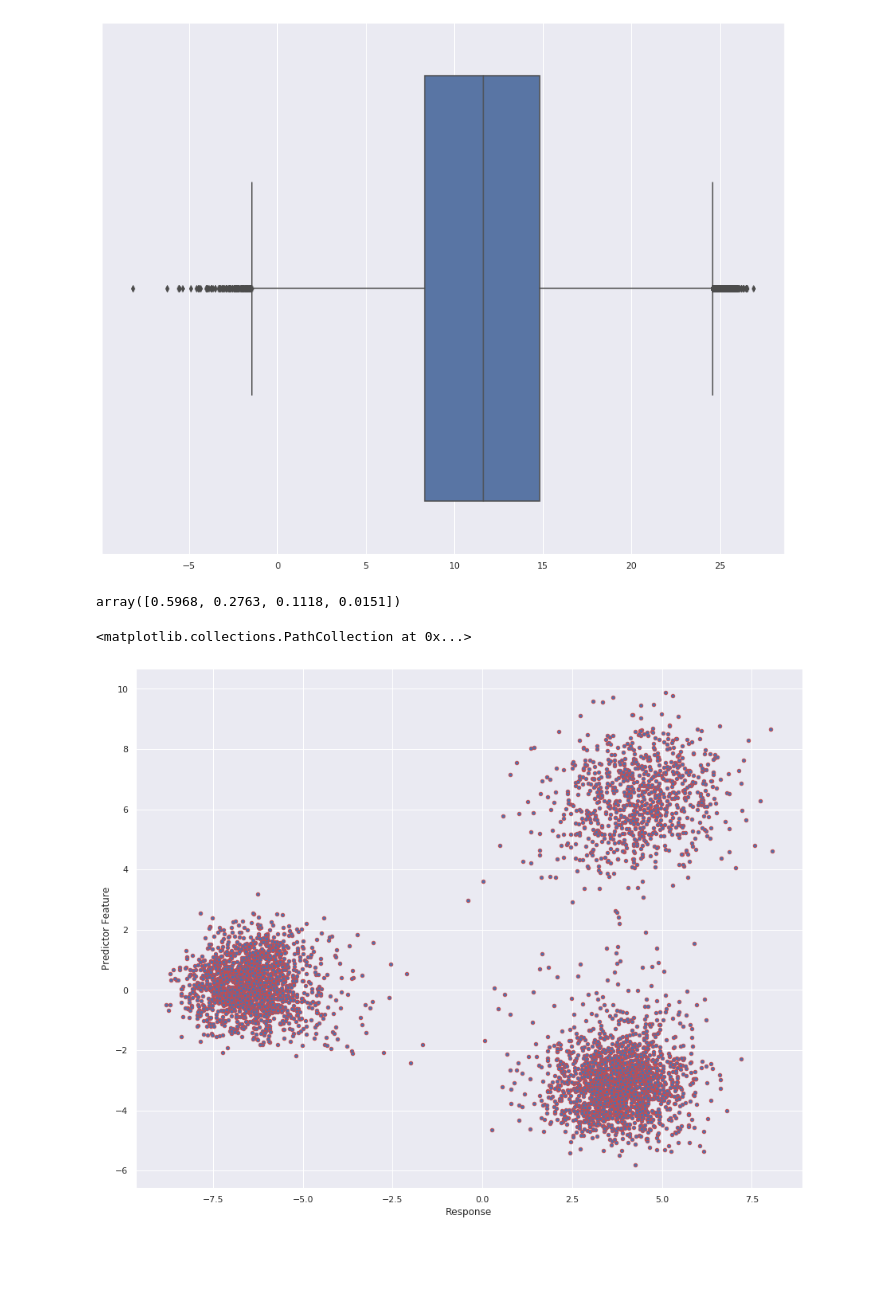
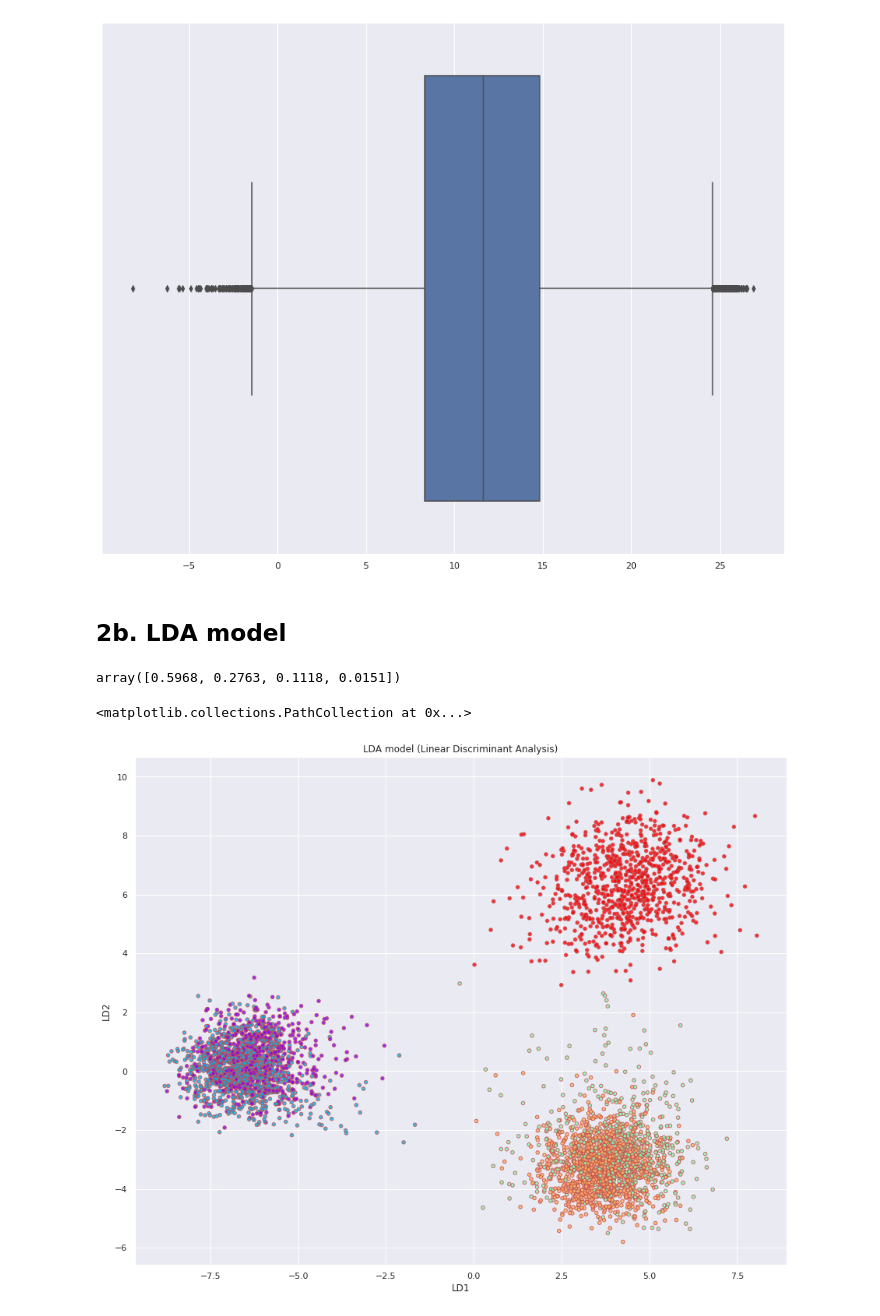
Before and after one commit to swordwielder/python3, a Jupyter notebook: CommFSB/savingbank.ipynb, the cells around one changed output. Saved outputs shown, nothing was run; the diff lists cells and outputs as text; code cells hidden in the pictures; blank space fills up the shorter version.

```diff
--- a/CommFSB/savingbank.ipynb
+++ b/CommFSB/savingbank.ipynb
@@ -95,7 +95,7 @@ from sklearn.metrics import confusion_matrix
 fig=plt.figure(figsize=(15,12))
 
 
-df = pd.read_csv('./Files/phoneme.data')
+df = pd.read_csv('phoneme.data')
 #df2 = pd.read_csv('./Files/phoneme.info.txt')
 df
 predictFeature = [col for col in df if col.startswith('x.')]
@@ -105,8 +105,8 @@ predictFeature
 df[predictFeature]
 df['g']
 
-plt.plot(df['g'], df[predictFeature],'s')
-#plt.plot(df['g'], df[predictFeature],'o')
+#plt.plot(df['g'], df[predictFeature],'s')
+plt.plot(df['g'], df[predictFeature],'o')
 # plt.legend(["Predictor Features","Response"])
 plt.xlabel('Response')
 plt.ylabel('Predictor Feature')
@@ -115,7 +115,7 @@ plt.show()
 
 # x = pd.DataFrame(df['g'])
 
-# y = pd.DataFrame(df[predictFeature])
+y = pd.DataFrame(df['g'])
 # x.head(10)
 
 #print(y)
@@ -140,29 +140,35 @@ sns.boxplot(x=df[predictFeature])
 # %% [output]
 <matplotlib.axes._subplots.AxesSubplot at 0x...>
 [figure]
+# %% [markdown]
+## 2b. LDA model
 # %%
 from sklearn.discriminant_analysis import LinearDiscriminantAnalysis
 lda = LinearDiscriminantAnalysis()
-X_lda = lda.fit_transform(df[predictFeature], df['g'])
-df[predictFeature]
+X_lda = lda.fit_transform(df[predictFeature],df['g'])
+le = LabelEncoder()
+y = le.fit_transform(df['g'])
+lda.explained_variance_ratio_
+#df[predictFeature]
+# %% [output]
+array([0.5968, 0.2763, 0.1118, 0.0151])
-# %%
-lda.explained_variance_ratio_
-# %% [output]
-array([0.5968, 0.2763, 0.1118, 0.0151])
 # %%
 fig=plt.figure(figsize=(15,12))
-plt.xlabel('Response')
-plt.ylabel('Predictor Feature')
-#fig=plt.figure(figsize=(15,12))
+plt.xlabel('LD1')
+plt.ylabel('LD2')
+label_dict = {1: 'sh', 2: 'iy', 3:'dcl', 4:'aa',5:'ao'}
+#label=[i for i in range(1,6)]
+plt.title('LDA model (Linear Discriminant Analysis)')
 plt.scatter(
     X_lda[:,0],
     X_lda[:,1],
     s=20,
-
+    c=y,
     cmap='rainbow',
-    alpha=1,
-    edgecolors='r'
+    alpha=0.8,
+    edgecolors='r',
+    label=label_dict[1]
 )
 # %% [output]
 <matplotlib.collections.PathCollection at 0x...>
-[figure, old version]
+[figure, new version]
```
Also changed, not shown: parts of 9 cells of this notebook, 5 other files.
